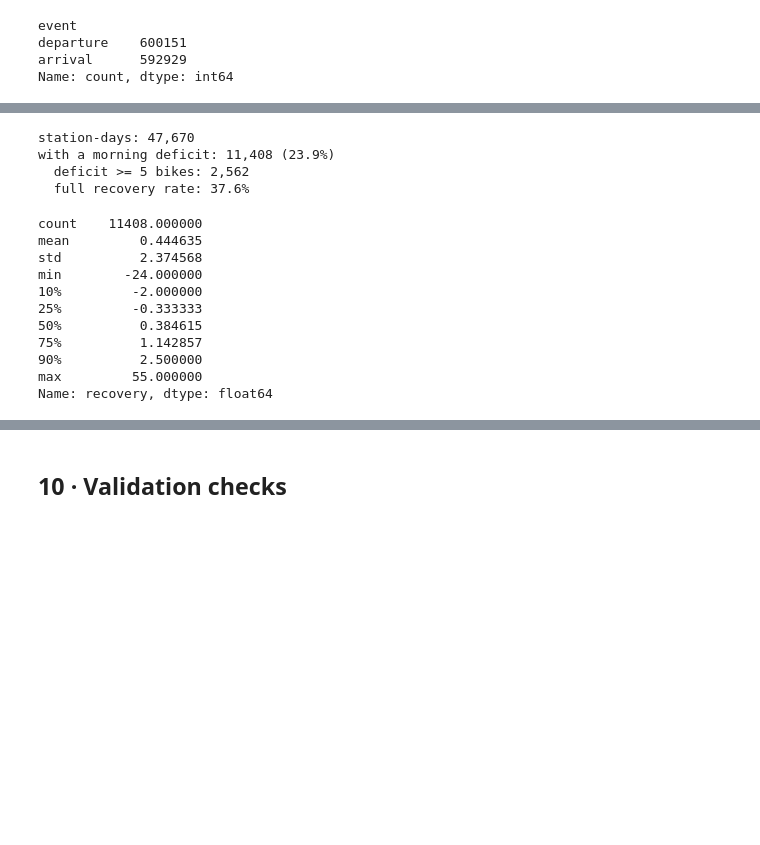
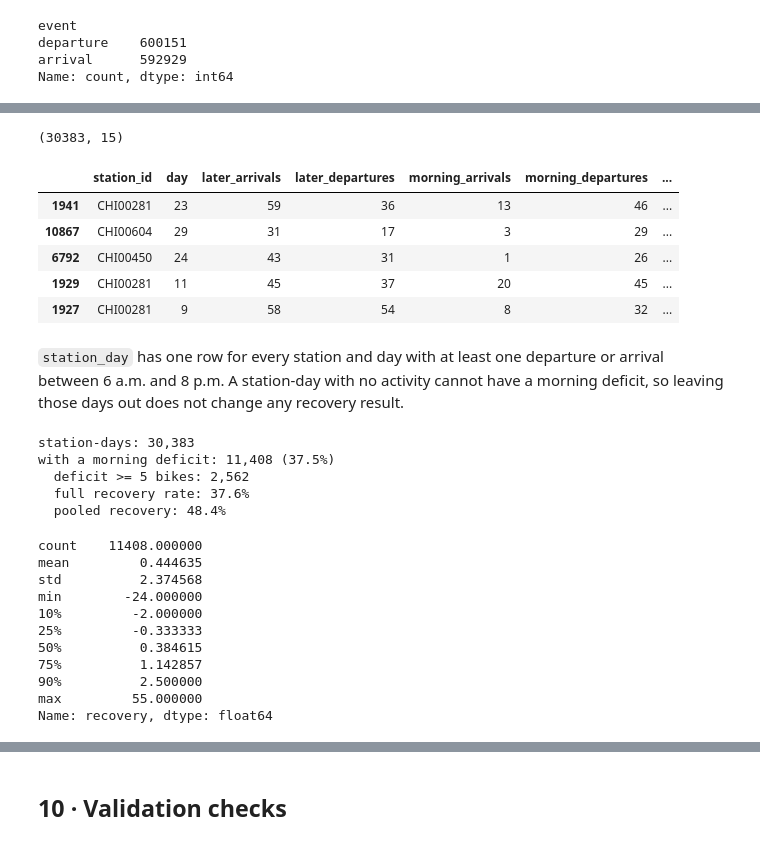
Before and after one commit to Danielchf2006/Divvy-riders-, a Jupyter notebook: notebooks/01_data_cleaning.ipynb, the cells around one changed output, grey strips where cells are left out. Cells and saved outputs as stored; diff of their text form; code cells hidden in the pictures; blank space fills up the shorter version.

```diff
--- a/notebooks/01_data_cleaning.ipynb
+++ b/notebooks/01_data_cleaning.ipynb
@@ -97,9 +99,17 @@ trips["started_at"] = pd.to_datetime(trips["started_at"], format="mixed")
 trips["ended_at"] = pd.to_datetime(trips["ended_at"], format="mixed")
 trips["duration_sec"] = (trips["ended_at"] - trips["started_at"]).dt.total_seconds()
 
+# Pull out the parts we need, the same way the coursebook uses .dt.year / .dt.month
+trips["start_month"] = trips["started_at"].dt.month
+trips["start_day"] = trips["started_at"].dt.day
+trips["start_hour"] = trips["started_at"].dt.hour
+trips["end_month"] = trips["ended_at"].dt.month
+trips["end_day"] = trips["ended_at"].dt.day
+trips["end_hour"] = trips["ended_at"].dt.hour
+
 print("started_at:", trips["started_at"].min(), "to", trips["started_at"].max())
 print("ended_at:  ", trips["ended_at"].min(), "to", trips["ended_at"].max())
-print("rides starting before Sept 1:", (trips["started_at"] < MONTH_START).sum())
+trips["start_month"].value_counts()
 # %% [output]
 started_at: 2026-08-31 00:53:20.571000 to 2026-09-30 23:59:38.090000
 ended_at:   2026-09-01 00:00:18.076000 to 2026-09-30 23:59:48.043000
@@ -366,15 +337,51 @@ station_day.sort_values("morning_net_departures", ascending=False).head()
+# %%
+def station_day_flows(ev, index):
+    """Count morning/later departures and arrivals per row of `index` and compute recovery."""
+    ev = ev[ev["window"] != "other"].copy()
+    ev["flow"] = ev["window"] + "_" + ev["event"] + "s"
+    flows = ev.pivot_table(index=index, columns="flow", values="ride_id", aggfunc="count")
+    flows = flows.fillna(0).astype(int).reset_index()
+    flows.columns.name = None
+
+    flows["morning_net_departures"] = flows["morning_departures"] - flows["morning_arrivals"]
+    flows["later_net_arrivals"] = flows["later_arrivals"] - flows["later_departures"]
+    flows["has_morning_deficit"] = flows["morning_net_departures"] > 0
+    flows["recovery"] = np.where(flows["has_morning_deficit"],
+                                 flows["later_net_arrivals"] / flows["morning_net_departures"], np.nan)
+    flows["full_recovery"] = flows["recovery"] >= 1
+    return flows
+
+station_names = events.drop_duplicates("station_id")[["station_id", "station_name"]]
+station_day = station_day_flows(events, index=["station_id", "day"])
+station_day = station_day.merge(station_names, on="station_id", how="left", validate="many_to_one")
+station_day = station_day.merge(calendar, on="day", how="left", validate="many_to_one")
+print(station_day.shape)
+station_day.sort_values("morning_net_departures", ascending=False).head()
+# %% [output]
+(30383, 15)
+|  | station_id | day | later_arrivals | later_departures | morning_arrivals | morning_departures | ... |
+| 1941 | CHI00281 | 23 | 59 | 36 | 13 | 46 | ... |
+| 10867 | CHI00604 | 29 | 31 | 17 | 3 | 29 | ... |
+| 6792 | CHI00450 | 24 | 43 | 31 | 1 | 26 | ... |
+| 1929 | CHI00281 | 11 | 45 | 37 | 20 | 45 | ... |
+| 1927 | CHI00281 | 9 | 58 | 54 | 8 | 32 | ... |
+# %% [markdown]
+`station_day` has one row for every station and day with at least one departure or arrival between 6 a.m. and 8 p.m.
+A station-day with no activity cannot have a morning deficit, so leaving those days out does not change any recovery result.
 # %%
 deficit = station_day[station_day["has_morning_deficit"]]
 print(f"station-days: {len(station_day):,}")
 print(f"with a morning deficit: {len(deficit):,} ({len(deficit)/len(station_day):.1%})")
 print(f"  deficit >= 5 bikes: {(deficit['morning_net_departures'] >= 5).sum():,}")
 print(f"  full recovery rate: {deficit['full_recovery'].mean():.1%}")
+print(f"  pooled recovery: {deficit['later_net_arrivals'].sum() / deficit['morning_net_departures'].sum():.1%}")
 deficit["recovery"].describe(percentiles=[.1, .25, .5, .75, .9])
 # %% [output]
-station-days: 47,670
-with a morning deficit: 11,408 (23.9%)
+station-days: 30,383
+with a morning deficit: 11,408 (37.5%)
   deficit >= 5 bikes: 2,562
   full recovery rate: 37.6%
+  pooled recovery: 48.4%
 count    11408.000000
 mean         0.444635
 std          2.374568
```
Also changed, not shown: parts of 22 cells of this notebook, 8 other files.
